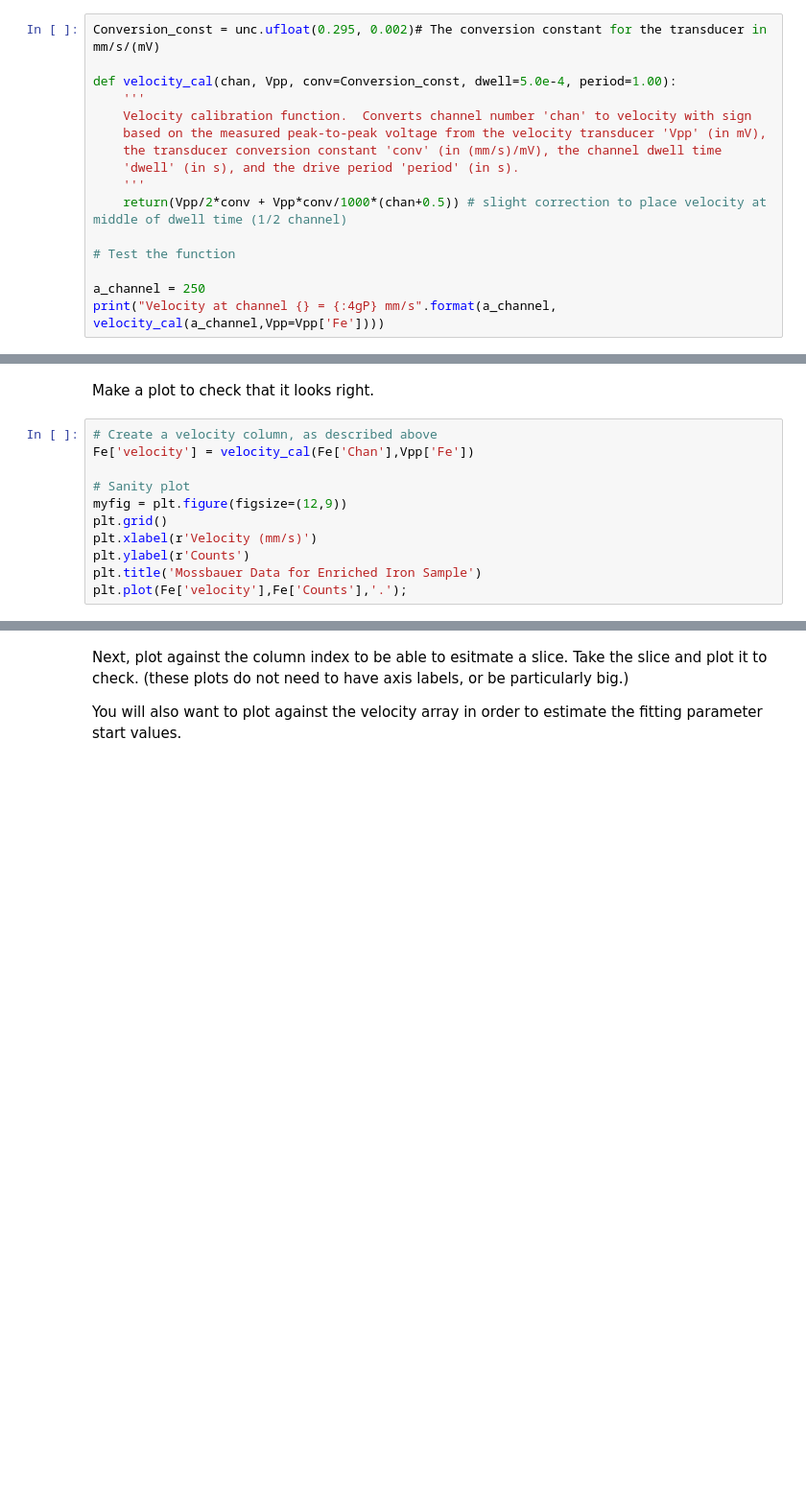
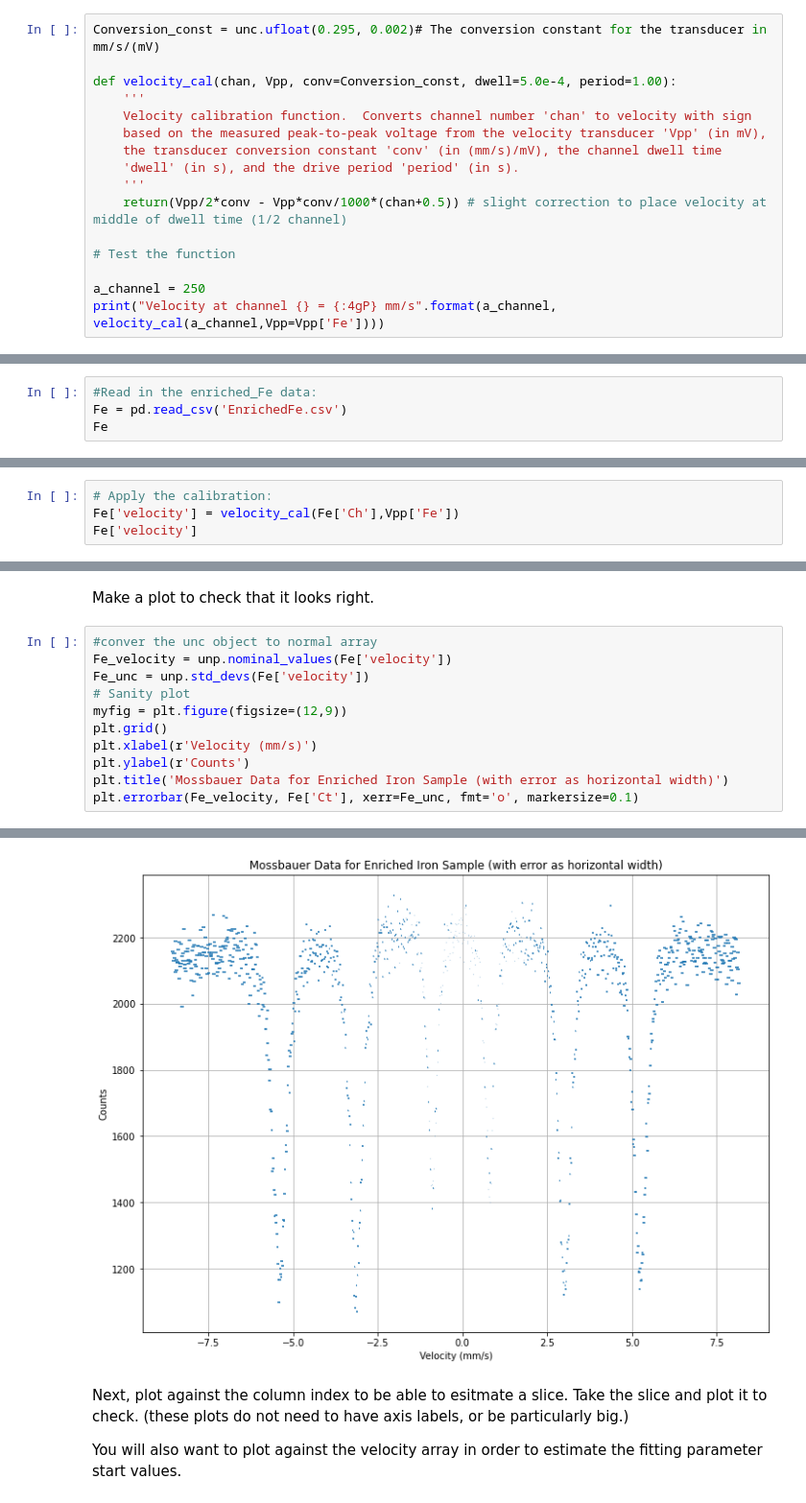
Before and after one commit to ahserhan/CMX, a Jupyter notebook: Mossbauer Specctroscopy/Mossbauer Full Analysis (Template).ipynb, the cells around one changed output, grey strips where cells are left out. Shown at 96% size. Saved outputs shown, nothing was run; the diff lists cells and outputs as text; blank space fills up the shorter version.

```diff
--- a/Mossbauer Specctroscopy/Mossbauer Full Analysis (Template).ipynb
+++ b/Mossbauer Specctroscopy/Mossbauer Full Analysis (Template).ipynb
@@ -55,7 +56,7 @@ def velocity_cal(chan, Vpp, conv=Conversion_const, dwell=5.0e-4, period=1.00):
     the transducer conversion constant 'conv' (in (mm/s)/mV), the channel dwell time
     'dwell' (in s), and the drive period 'period' (in s).
     '''
-    return(Vpp/2*conv + Vpp*conv/1000*(chan+0.5)) # slight correction to place velocity at middle of dwell time (1/2 channel)
+    return(Vpp/2*conv - Vpp*conv/1000*(chan+0.5)) # slight correction to place velocity at middle of dwell time (1/2 channel)
 
 # Test the function
 
@@ -95,0 +95,4 @@ The dataframe will be named `Fe`  with columns `Fe['Chan']` ad `Fe['Counts']`.
+# %%
+#Read in the enriched_Fe data:
+Fe = pd.read_csv('EnrichedFe.csv')
+Fe
@@ -95,0 +113,4 @@ The dataframe will be named `Fe`  with columns `Fe['Chan']` ad `Fe['Counts']`.
+# %%
+# Apply the calibration:
+Fe['velocity'] = velocity_cal(Fe['Ch'],Vpp['Fe'])
+Fe['velocity']
@@ -96,13 +130,14 @@ The dataframe will be named `Fe`  with columns `Fe['Chan']` ad `Fe['Counts']`.
 # %% [markdown]
 Make a plot to check that it looks right.
 # %%
-# Create a velocity column, as described above
-Fe['velocity'] = velocity_cal(Fe['Chan'],Vpp['Fe'])
-
+#conver the unc object to normal array
+Fe_velocity = unp.nominal_values(Fe['velocity'])
+Fe_unc = unp.std_devs(Fe['velocity'])
 # Sanity plot
 myfig = plt.figure(figsize=(12,9))
 plt.grid()
 plt.xlabel(r'Velocity (mm/s)')
 plt.ylabel(r'Counts')
-plt.title('Mossbauer Data for Enriched Iron Sample')
-plt.plot(Fe['velocity'],Fe['Counts'],'.');
+plt.title('Mossbauer Data for Enriched Iron Sample (with error as horizontal width)')
+plt.errorbar(Fe_velocity, Fe['Ct'], xerr=Fe_unc, fmt='o', markersize=0.1)
+# %% [output]
@@ -109,3 +145,4 @@ plt.plot(Fe['velocity'],Fe['Counts'],'.');
+[figure, added]
 # %% [markdown]
 Next, plot against the column index to be able to esitmate a slice.  Take the slice and plot it to check. (these plots do not need to have axis labels, or be particularly big.)
 
```
Also changed, not shown: parts of 19 cells of this notebook.
